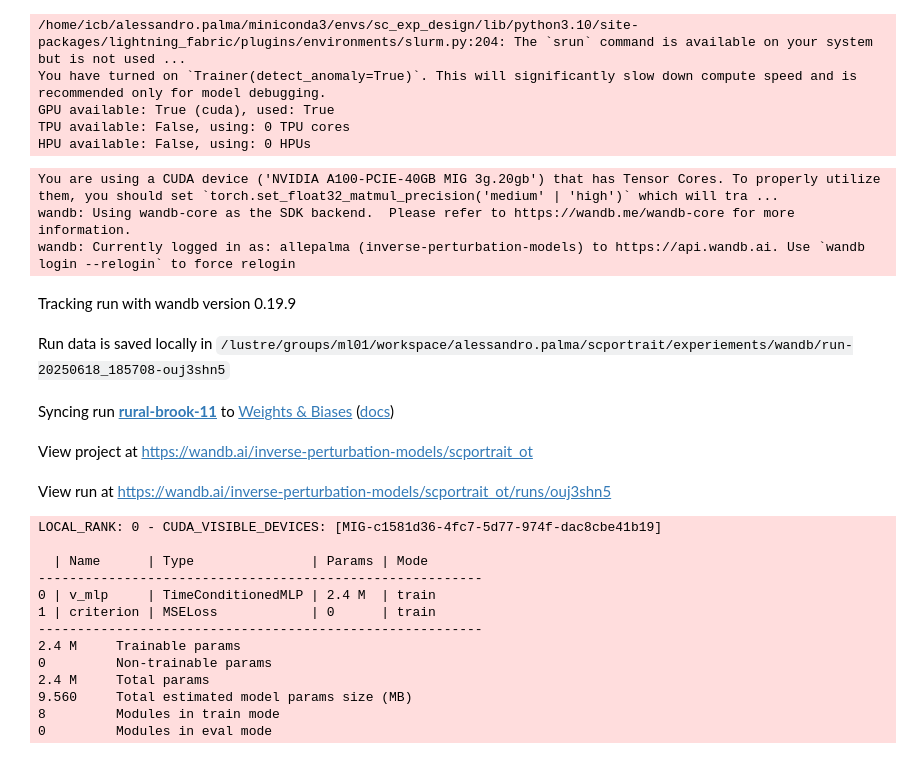
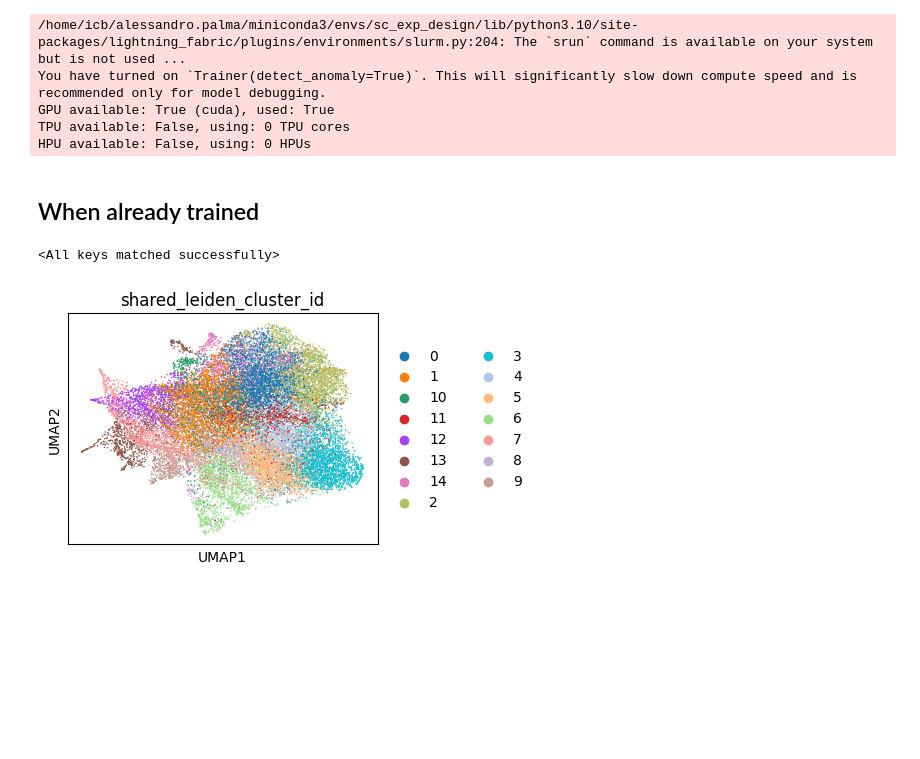
Before and after one commit to allepalma/scportrait_ot, a Jupyter notebook: notebooks/train_model.ipynb, the cells around one changed output. Saved outputs shown, nothing was run; the diff lists cells and outputs as text; code cells hidden in the pictures; blank space fills up the shorter version.

```diff
--- a/notebooks/train_model.ipynb
+++ b/notebooks/train_model.ipynb
@@ -12,6 +10,10 @@ import sys
 sys.path.insert(0, "../src")
 
 import numpy as np
+import pandas as pd
+import scanpy as sc
+import matplotlib.pyplot as plt
+
 from dataloader import SingleCellAndCodexDataset
 from model import FlowMatchingModelWrapper
 from torch.utils.data import random_split
@@ -19,6 +21,8 @@ import torch
 from pytorch_lightning.callbacks import ModelCheckpoint
 from pytorch_lightning.loggers import WandbLogger
 from pytorch_lightning import Trainer
+
+plt.rcParams['figure.figsize'] = (4, 3)
 # %%
 with initialize(config_path="../configs/"):
     # Step 2: Compose the configuration
@@ -88,29 +92,9 @@ GPU available: True (cuda), used: True
 TPU available: False, using: 0 TPU cores
 HPU available: False, using: 0 HPUs
 # %%
-trainer_generative.fit(
-            model,
-            train_dataloaders=train_dataloader,
-            val_dataloaders=valid_dataloader)
+# trainer_generative.fit(
+#             model,
+#             train_dataloaders=train_dataloader,
+#             val_dataloaders=valid_dataloader)
-# %% [output]
-You are using a CUDA device ('NVIDIA A100-PCIE-40GB MIG 3g.20gb') that has Tensor Cores. To properly utilize them, you should set `torch.set_float32_matmul_precision('medium' | 'high')` which will tra ...
-wandb: Using wandb-core as the SDK backend.  Please refer to https://wandb.me/wandb-core for more information.
-wandb: Currently logged in as: allepalma (inverse-perturbation-models) to https://api.wandb.ai. Use `wandb login --relogin` to force relogin
-Tracking run with wandb version 0.19.9
-Run data is saved locally in /lustre/groups/ml01/workspace/alessandro.palma/scportrait/experiements/wandb/run-20250618_185708-ouj3shn5
-Syncing run rural-brook-11 to Weights & Biases (docs)
-View project at https://wandb.ai/inverse-perturbation-models/scportrait_ot
-View run at https://wandb.ai/inverse-perturbation-models/scportrait_ot/runs/ouj3shn5
-LOCAL_RANK: 0 - CUDA_VISIBLE_DEVICES: [MIG-c1581d36-4fc7-5d77-974f-dac8cbe41b19]
-
-  | Name      | Type               | Params | Mode
----------------------------------------------------------
-0 | v_mlp     | TimeConditionedMLP | 2.4 M  | train
-1 | criterion | MSELoss            | 0      | train
----------------------------------------------------------
-2.4 M     Trainable params
-0         Non-trainable params
-2.4 M     Total params
-9.560     Total estimated model params size (MB)
-8         Modules in train mode
-0         Modules in eval mode
+# %% [markdown]
+## When already trained
@@ -116,0 +103,10 @@ LOCAL_RANK: 0 - CUDA_VISIBLE_DEVICES: [MIG-c1581d36-4fc7-5d77-974f-dac8cbe41b19]
+# %%
+model.load_state_dict(ckpts["state_dict"])
+# %% [output]
+<All keys matched successfully>
+# %%
+adata_codex = sc.read_h5ad("/lustre/groups/ml01/workspace/alessandro.palma/scportrait/data/codex/cellfeaturization_results_healthy_processed.h5ad")
+# %%
+sc.pl.umap(adata_codex, color="shared_leiden_cluster_id")
+# %% [output]
+[figure, added]
```
Also changed, not shown: parts of 6 cells of this notebook, 3 other files.
